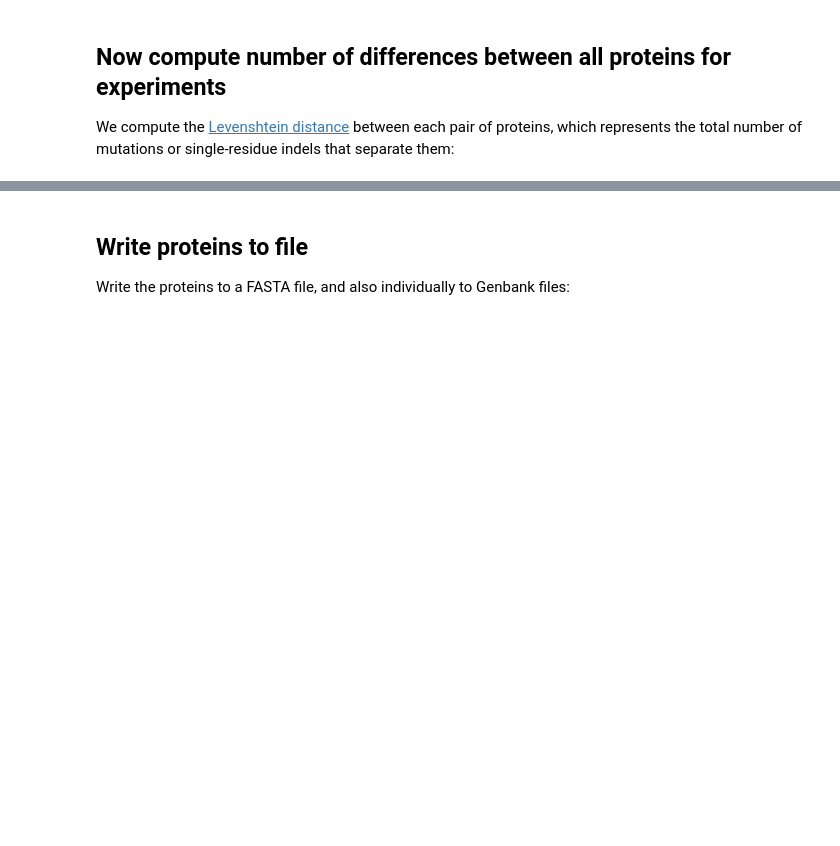
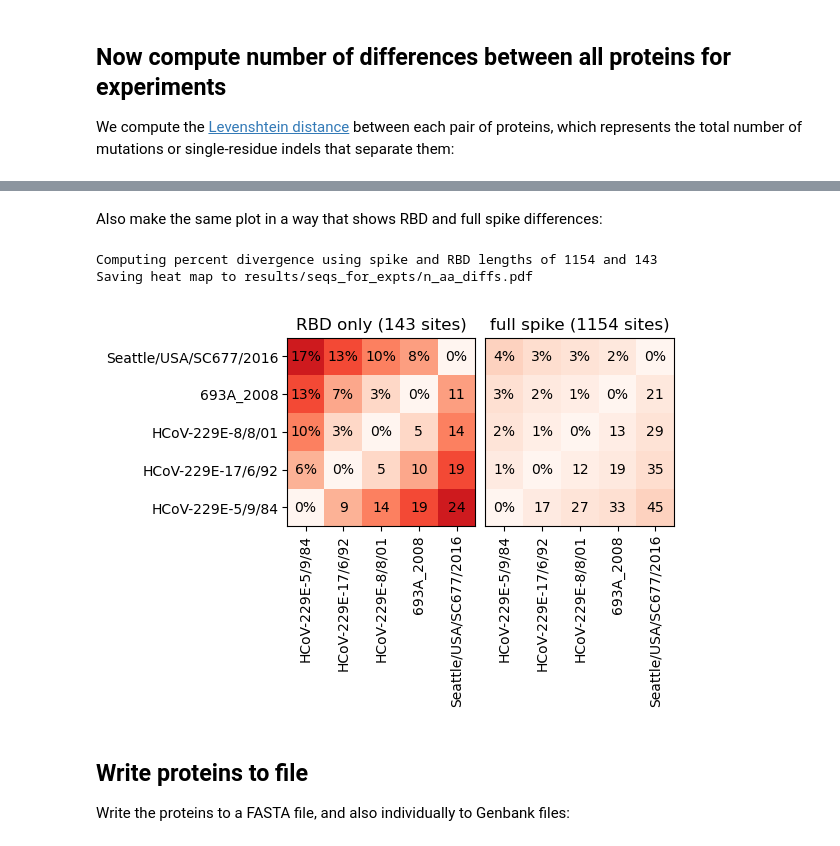
Before and after one commit to jbloomlab/CoV_229E_antigenic_drift, a Jupyter notebook: seqs_for_expts.ipynb, the cells around one changed output, grey strips where cells are left out. Saved outputs shown, nothing was run; the diff lists cells and outputs as text; code cells hidden in the pictures; blank space fills up the shorter version.

Commit message:
updated plot of RBD / spike divergence

```diff
--- a/seqs_for_expts.ipynb
+++ b/seqs_for_expts.ipynb
@@ -67,8 +66,7 @@ Read the protein sequences, and trim the C-terminal amino acids as specified in
 print(f"Reading all proteins from {config['spikes_unaligned_prot']} and identifying ones of interest.")
 
 all_prots = list(Bio.SeqIO.parse(config['spikes_unaligned_prot'],
-                                 'fasta',
-                                 alphabet=Bio.Alphabet.IUPAC.protein))
+                                 'fasta'))
 
 prots = []
 for name in names_of_interest:
@@ -111,6 +109,7 @@ for feat in domain_annotated.features:
         print(f"  {prot.id}: {prot_start}..{prot_end}")
         feat_loc = Bio.SeqFeature.FeatureLocation(prot_start - 1, prot_end)
         prot.features.append(Bio.SeqFeature.SeqFeature(feat_loc, type=feat.type, strand=1))
+        prot.annotations = {"molecule_type": "protein"}
 # %% [output]
 Annotating feature S1:
   HCoV-229E-5/9/84: 17..564
@@ -156,8 +155,8 @@ for prot in prots_with_feats:
     rbd_seq = rbd.extract(prot.seq)
     new_seq = oldest_pre_rbd_seq + rbd_seq + oldest_post_rbd_seq
     new_seqrecord = Bio.SeqRecord.SeqRecord(id=new_name, name='', description='',
-                                            seq=Bio.Seq.Seq(str(new_seq),
-                                                            alphabet=Bio.Alphabet.IUPAC.protein))
+                                            seq=Bio.Seq.Seq(str(new_seq)),
+                                            annotations={"molecule_type": "protein"})
     chimeric_prots.append(new_seqrecord)
 
 # Now annotate features in chimeric sequences
@@ -252,4 +247,74 @@ Saving heat map to results/seqs_for_expts/n_aa_diffs.pdf
 [figure]
+# %% [markdown]
+Also make the same plot in a way that shows RBD and full spike differences:
+# %%
+# subset data frame to just RBD-RBD or full-full comparisons
+chimeric_ids = [oldest_prot.id] + [p.id for p in chimeric_prots]
+full_ids = [p.id for p in prots_with_feats]
+df_by_domain = (
+    pd.concat([df.query('(name_1 in @chimeric_ids) & (name_2 in @chimeric_ids)')
+                 .assign(comparison_type='RBD only'),
+               df.query('(name_1 in @full_ids) & (name_2 in @full_ids)')
+                 .assign(comparison_type='full spike'),
+               ])
+    .assign(name_1=lambda x: x['name_1'].str.split('_RBD_from_').str[-1],
+            name_2=lambda x: x['name_2'].str.split('_RBD_from_').str[-1],
+            )
+    )
+
+# order the names
+prots = df_by_domain['name_1'].unique()
+nprots = len(prots)
+df_by_domain = (df_by_domain
+                .assign(name_1=lambda x: pd.Categorical(x['name_1'], prots, ordered=True),
+                        name_2=lambda x: pd.Categorical(x['name_2'], prots, ordered=True)
+                        )
+                )
+
+# make the lower diagonal percent divergence, upper diagonal number of differences
+spike_len = len(domain_annotated)
+rbd_len = len([f for f in domain_annotated.features if f.type == 'RBD'][0])
+print(f"Computing percent divergence using spike and RBD lengths of {spike_len} and {rbd_len}")
+df_by_domain = (
+    df_by_domain
+    .assign(nsites=lambda x: x['comparison_type'].map({'RBD only': rbd_len,
+                                                       'full spike': spike_len}),
+            facet_title=lambda x: x['comparison_type'].map({'RBD only': f"RBD only ({rbd_len} sites)",
+                                                            'full spike': f"full spike ({spike_len} sites)"}),
+            divergence=lambda x: x['differences'] / x['nsites'],
+            divergence_label=lambda x: (x['divergence'] * 100)
+                                       .round().astype(int).astype(str) + '%',
+            label=lambda x: x['divergence_label'].where(x['name_1'] <= x['name_2'],
+                                                        x['differences'].astype(str))
+            )
+    )
+
+p = (ggplot(df_by_domain) +
+     aes('name_1', 'name_2', fill='divergence', label='label') +
+     geom_tile() +
+     geom_text(size=10) +
+     theme_matplotlib() +
+     theme(axis_text_x=element_text(angle=90),
+           figure_size=(2 * 0.5 * nprots, 0.5 * nprots),
+           legend_position='none',
+           strip_background=element_blank(),
+           strip_text=element_text(size=12)
+           ) +
+     scale_x_discrete(expand=(0, 0.5), name='') +
+     scale_y_discrete(expand=(0, 0.5), name='') +
+     facet_wrap('~ facet_title', nrow=1) +
+     scale_fill_continuous('Reds', limits=(0, 1.35 * df_by_domain['divergence'].max()),
+                           expand=(0, 0))
+     )
+
+_ = p.draw()
+
+print(f"Saving heat map to {config['seqs_for_expts_diffs']}")
+p.save(config['seqs_for_expts_diffs'], verbose=False)
+# %% [output]
+Computing percent divergence using spike and RBD lengths of 1154 and 143
+Saving heat map to results/seqs_for_expts/n_aa_diffs.pdf
+[figure, added]
 # %% [markdown]
 ## Write proteins to file
 Write the proteins to a FASTA file, and also individually to Genbank files:
```
Also changed, not shown: parts of 2 cells of this notebook, 2 other files.
